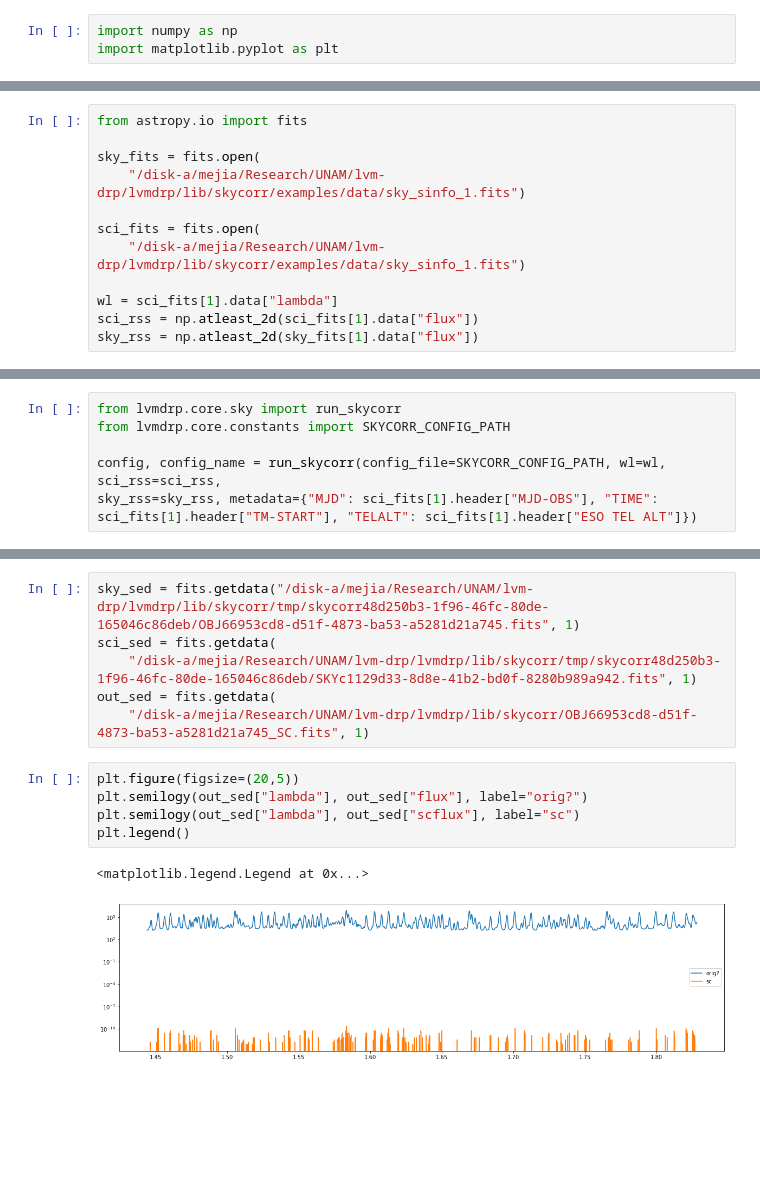
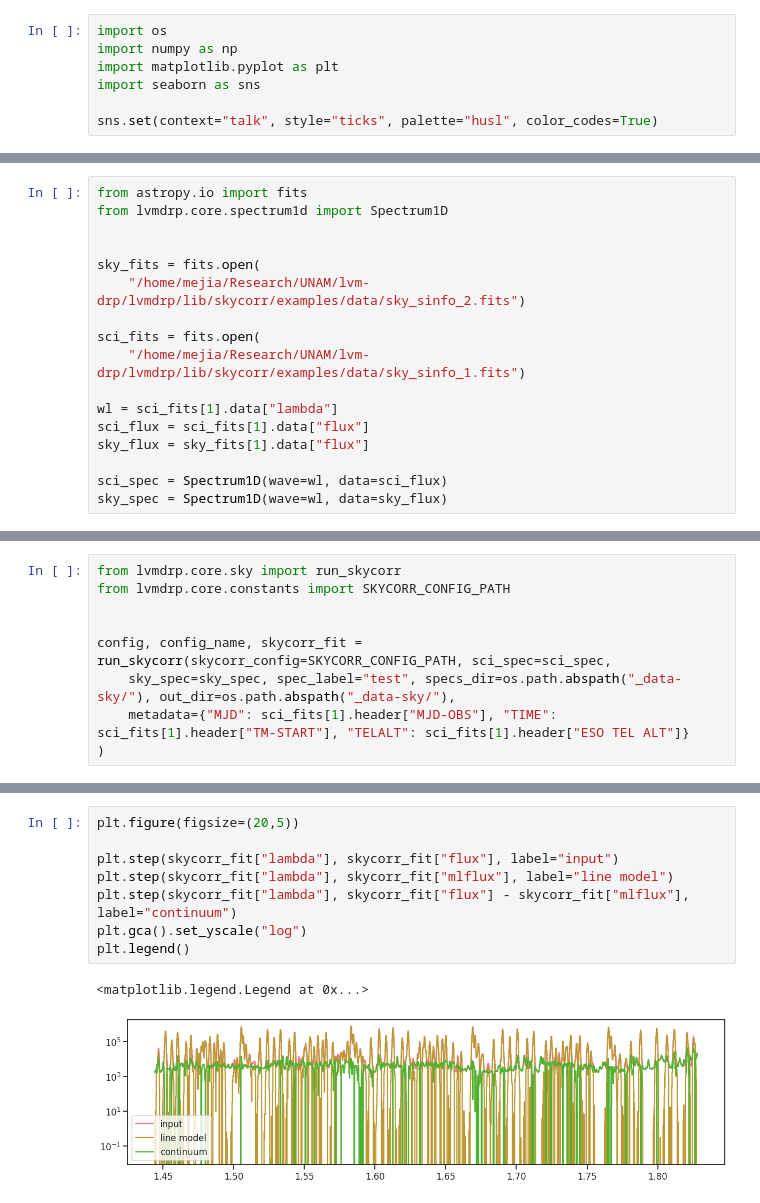
Before and after one commit to sdss/lvmdrp, a Jupyter notebook: docs/nb/skycorr-test.ipynb, the cells around one changed output, grey strips where cells are left out. Saved outputs shown, nothing was run; the diff lists cells and outputs as text; blank space fills up the shorter version.

Commit message:
fixing paths & refactoring low-level sky module

```diff
--- a/docs/nb/skycorr-test.ipynb
+++ b/docs/nb/skycorr-test.ipynb
@@ -1,3 +1,7 @@
 # %%
+import os
 import numpy as np
 import matplotlib.pyplot as plt
+import seaborn as sns
+
+sns.set(context="talk", style="ticks", palette="husl", color_codes=True)
@@ -429,12 +8,17 @@ PLOT_TYPE=N
 # %%
 from astropy.io import fits
+from lvmdrp.core.spectrum1d import Spectrum1D
+
 
 sky_fits = fits.open(
-    "/disk-a/mejia/Research/UNAM/lvm-drp/lvmdrp/lib/skycorr/examples/data/sky_sinfo_1.fits")
+    "/home/mejia/Research/UNAM/lvm-drp/lvmdrp/lib/skycorr/examples/data/sky_sinfo_2.fits")
 
 sci_fits = fits.open(
-    "/disk-a/mejia/Research/UNAM/lvm-drp/lvmdrp/lib/skycorr/examples/data/sky_sinfo_1.fits")
+    "/home/mejia/Research/UNAM/lvm-drp/lvmdrp/lib/skycorr/examples/data/sky_sinfo_1.fits")
 
 wl = sci_fits[1].data["lambda"]
-sci_rss = np.atleast_2d(sci_fits[1].data["flux"])
-sky_rss = np.atleast_2d(sky_fits[1].data["flux"])
+sci_flux = sci_fits[1].data["flux"]
+sky_flux = sky_fits[1].data["flux"]
+
+sci_spec = Spectrum1D(wave=wl, data=sci_flux)
+sky_spec = Spectrum1D(wave=wl, data=sky_flux)
@@ -456,6 +26,9 @@ sky_rss = np.atleast_2d(sky_fits[1].data["flux"])
 from lvmdrp.core.sky import run_skycorr
 from lvmdrp.core.constants import SKYCORR_CONFIG_PATH
 
-config, config_name = run_skycorr(config_file=SKYCORR_CONFIG_PATH, wl=wl, sci_rss=sci_rss,
-sky_rss=sky_rss, metadata={"MJD": sci_fits[1].header["MJD-OBS"], "TIME": sci_fits[1].header["TM-START"], "TELALT": sci_fits[1].header["ESO TEL ALT"]})
+
+config, config_name, skycorr_fit = run_skycorr(skycorr_config=SKYCORR_CONFIG_PATH, sci_spec=sci_spec,
+    sky_spec=sky_spec, spec_label="test", specs_dir=os.path.abspath("_data-sky/"), out_dir=os.path.abspath("_data-sky/"),
+    metadata={"MJD": sci_fits[1].header["MJD-OBS"], "TIME": sci_fits[1].header["TM-START"], "TELALT": sci_fits[1].header["ESO TEL ALT"]}
+)
 # %% [output]
@@ -500,14 +53,11 @@ sh: 1: gnuplot: not found
-# %%
-sky_sed = fits.getdata("/disk-a/mejia/Research/UNAM/lvm-drp/lvmdrp/lib/skycorr/tmp/skycorr48d250b3-1f96-46fc-80de-165046c86deb/OBJ66953cd8-d51f-4873-ba53-a5281d21a745.fits", 1)
-sci_sed = fits.getdata(
-    "/disk-a/mejia/Research/UNAM/lvm-drp/lvmdrp/lib/skycorr/tmp/skycorr48d250b3-1f96-46fc-80de-165046c86deb/SKYc1129d33-8d8e-41b2-bd0f-8280b989a942.fits", 1)
-out_sed = fits.getdata(
-    "/disk-a/mejia/Research/UNAM/lvm-drp/lvmdrp/lib/skycorr/OBJ66953cd8-d51f-4873-ba53-a5281d21a745_SC.fits", 1)
 # %%
 plt.figure(figsize=(20,5))
-plt.semilogy(out_sed["lambda"], out_sed["flux"], label="orig?")
-plt.semilogy(out_sed["lambda"], out_sed["scflux"], label="sc")
+
+plt.step(skycorr_fit["lambda"], skycorr_fit["flux"], label="input")
+plt.step(skycorr_fit["lambda"], skycorr_fit["mlflux"], label="line model")
+plt.step(skycorr_fit["lambda"], skycorr_fit["flux"] - skycorr_fit["mlflux"], label="continuum")
+plt.gca().set_yscale("log")
 plt.legend()
 # %% [output]
 <matplotlib.legend.Legend at 0x...>
-[figure, old version]
+[figure, new version]
```
Also changed, not shown: parts of 7 cells of this notebook, 4 other files.
